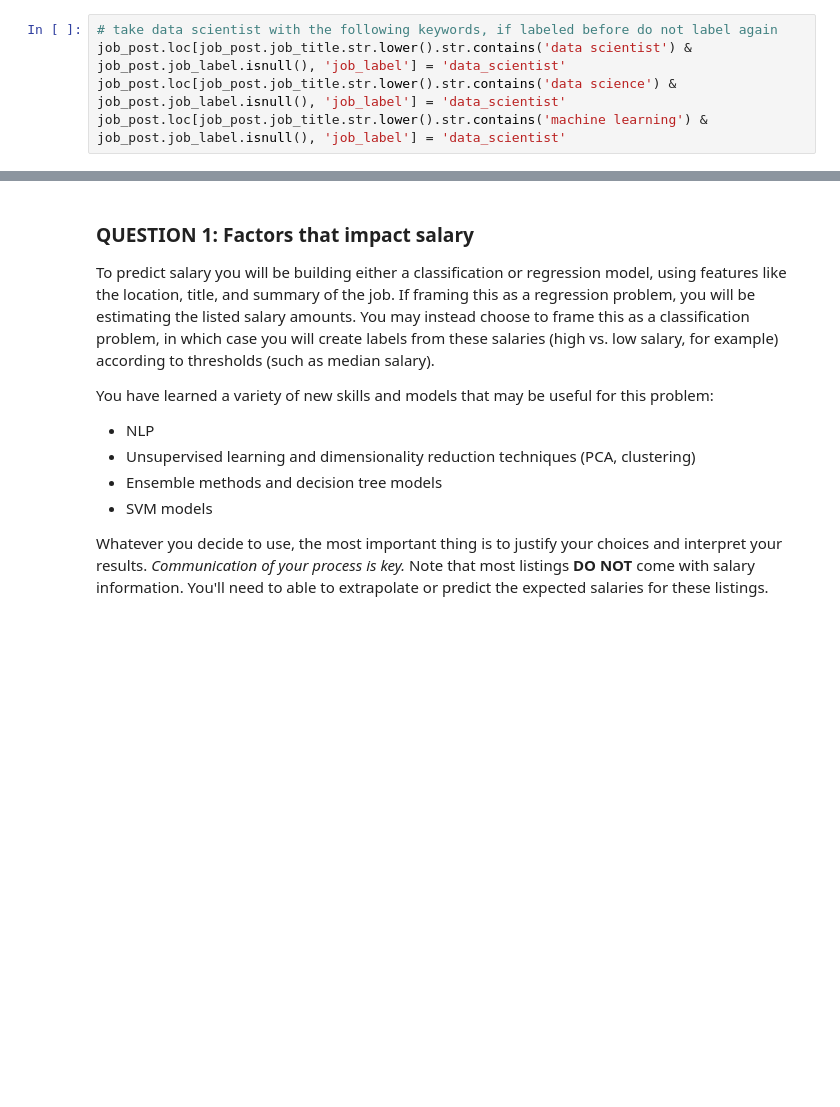
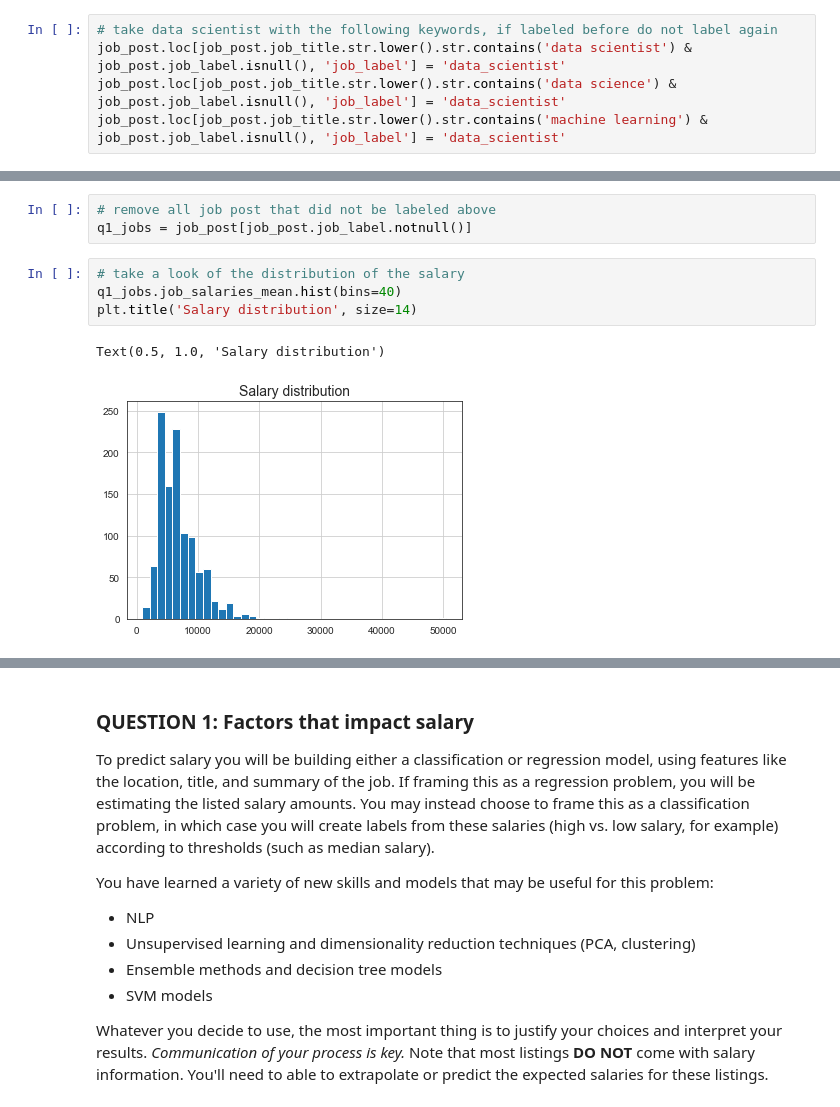
Before and after one commit to Miaowshroom/project-4, a Jupyter notebook: Project_4-randomstate.ipynb, the cells around one changed output, grey strips where cells are left out. Cells and saved outputs as stored; diff of their text form; blank space fills up the shorter version.

```diff
--- a/Project_4-randomstate.ipynb
+++ b/Project_4-randomstate.ipynb
@@ -231,0 +237,10 @@ middle_salary
+# %%
+# remove all job post that did not be labeled above
+q1_jobs = job_post[job_post.job_label.notnull()]
+# %%
+# take a look of the distribution of the salary
+q1_jobs.job_salaries_mean.hist(bins=40)
+plt.title('Salary distribution', size=14)
+# %% [output]
+Text(0.5, 1.0, 'Salary distribution')
+[figure, added]
```
Also changed, not shown: parts of 94 cells of this notebook, 3 other files.
